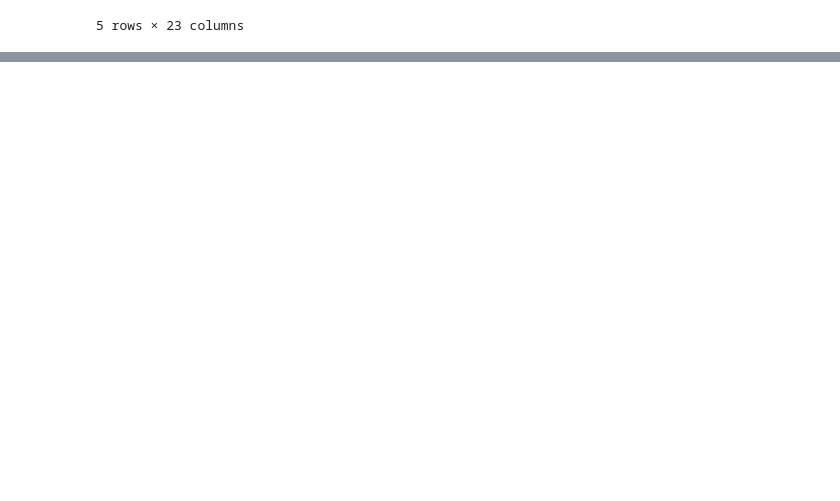
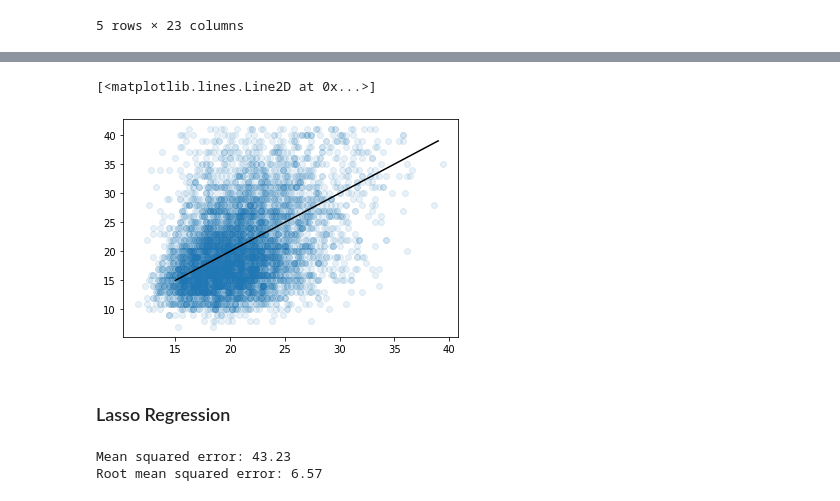
Before and after one commit to lara-sj/TDADS-assignments, a Jupyter notebook: flight_delays.ipynb, the cells around one changed output, grey strips where cells are left out. Cells and saved outputs as stored; diff of their text form; code cells hidden in the pictures; blank space fills up the shorter version.

```diff
--- a/flight_delays.ipynb
+++ b/flight_delays.ipynb
@@ -357,4 +401,4 @@ X_test = scaler.transform(X_test)
 # %%
-model = LinearRegression()
-model.fit(X_train, y_train)
-prediction = model.predict(X_test)
+kn_mod = KNeighborsRegressor()
+kn_mod.fit(X_train,y_train)
+kn_pred = kn_mod.predict(X_test)
@@ -381,0 +413,8 @@ Variance score: 0.09
+# %%
+plt.scatter(kn_pred, y_test, alpha = 0.1) #plot scatter graph of predicted data from kneighbors regressor model vs test data
+plt.plot(np.arange(15,40),np.arange(15,40), color='k')
+# %% [output]
+[<matplotlib.lines.Line2D at 0x...>]
+[figure, added]
+# %% [markdown]
+### Lasso Regression
@@ -381,0 +425,8 @@ Variance score: 0.09
+# %%
+la_mse = mean_squared_error(y_test,la_pred)
+la_rmse = mean_squared_error(y_test,la_pred)**0.5 # calculate root mean squared error
+print("Mean squared error: %.2f" % la_mse)
+print("Root mean squared error: %.2f" % la_rmse)
+# %% [output]
+Mean squared error: 43.23
+Root mean squared error: 6.57
```
Also changed, not shown: parts of 31 cells of this notebook, 8 other files.
